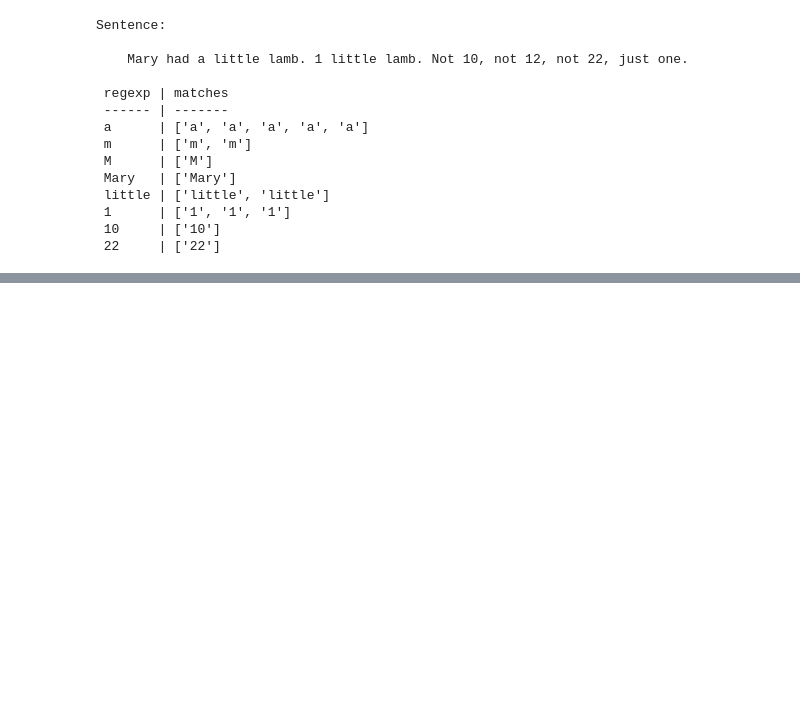
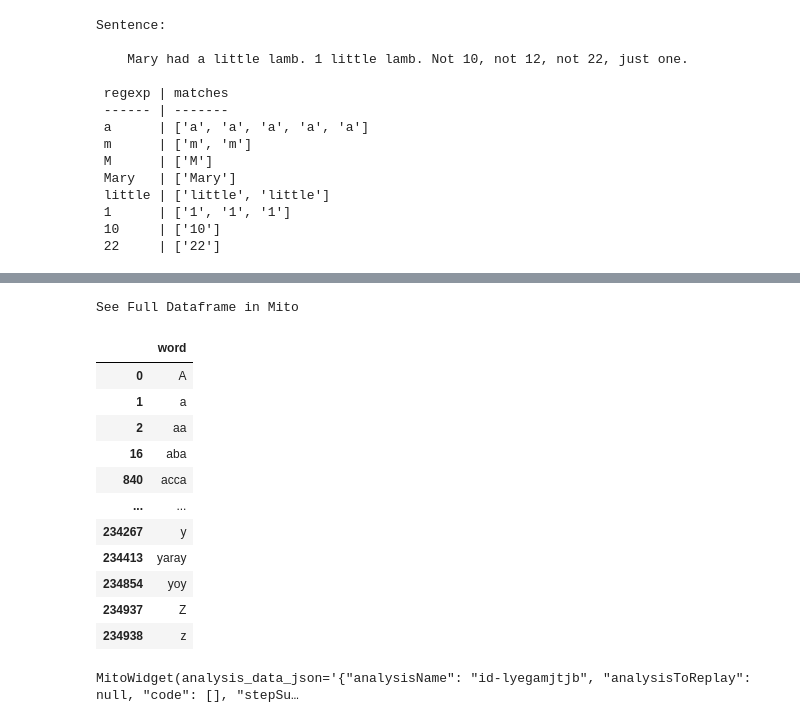
Before and after one commit to nicholas-dougherty/natural-language-processing-exercises, a Jupyter notebook: regex.ipynb, the cells around one changed output, grey strips where cells are left out. Cells and saved outputs as stored; diff of their text form; code cells hidden in the pictures; blank space fills up the shorter version.

Commit message:
palindromes. Initiate bonuses

```diff
--- a/regex.ipynb
+++ b/regex.ipynb
@@ -538,0 +568,17 @@ Sentence:
+# %%
+# palindromes
+df[df.word.apply(lambda word: word == word[::-1])]
+# %% [output]
+See Full Dataframe in Mito
+|  | word |
+| 0 | A |
+| 1 | a |
+| 2 | aa |
+| 16 | aba |
+| 840 | acca |
+| ... | ... |
+| 234267 | y |
+| 234413 | yaray |
+| 234854 | yoy |
+| 234937 | Z |
+| 234938 | z |
@@ -538,0 +587,5 @@ Sentence:
+# %%
+import mitosheet
+mitosheet.sheet(df[df.word.apply(lambda word: word == word[::-1]) & (df.word.apply(len) > 4)], analysis_to_replay="id-lyegamjtjb")
+# %% [output]
+MitoWidget(analysis_data_json='{"analysisName": "id-lyegamjtjb", "analysisToReplay": null, "code": [], "stepSu…
```
Also changed, not shown: parts of 4 cells of this notebook.
